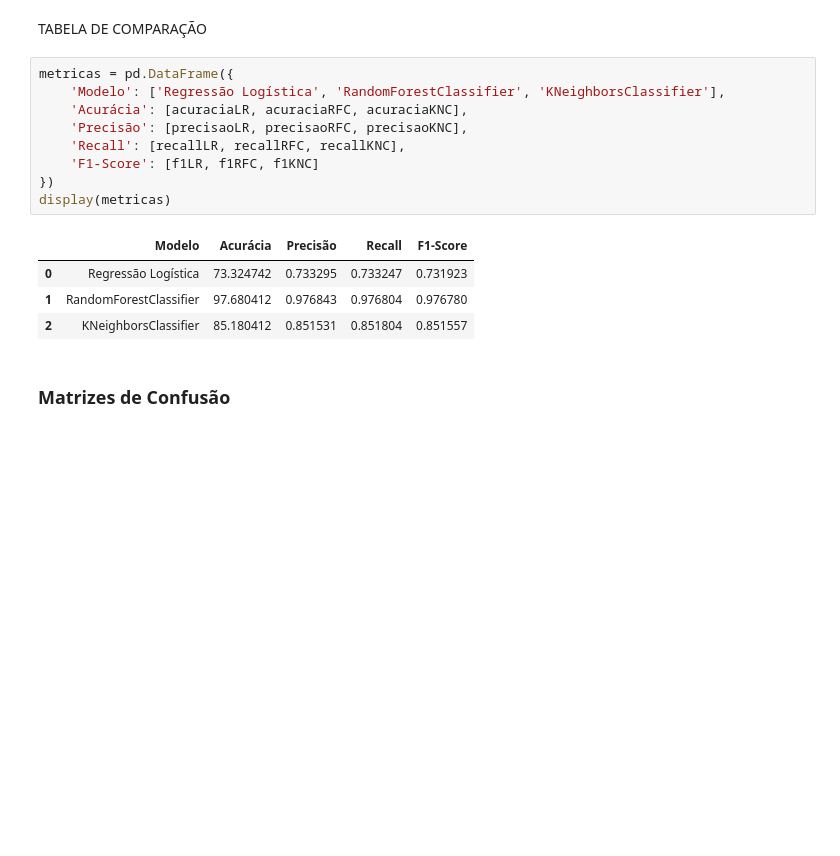
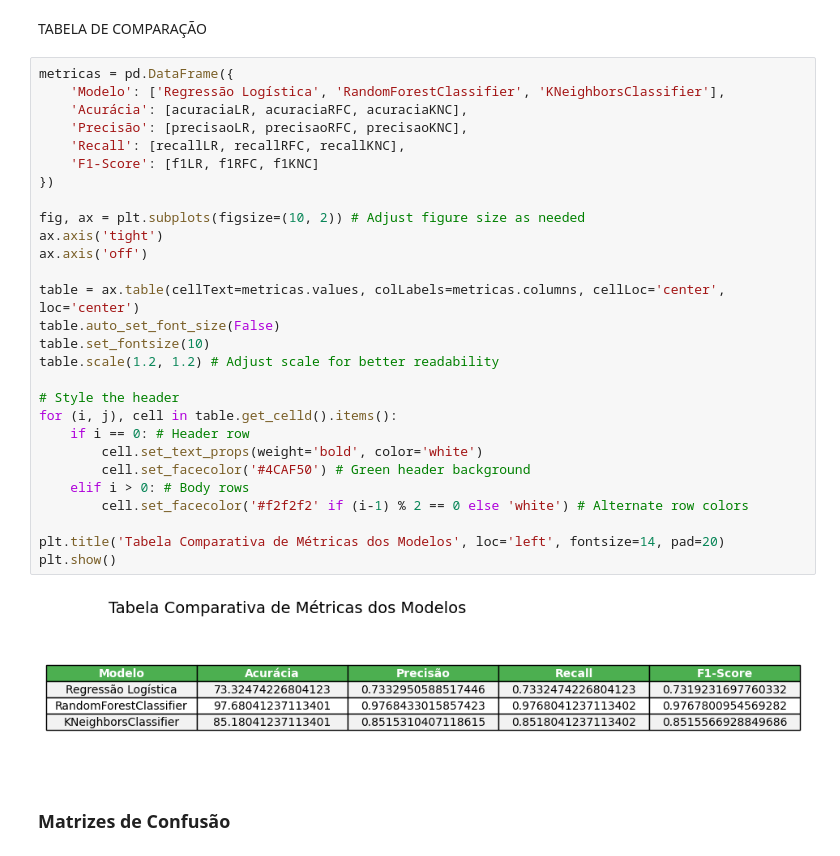
Before and after one commit to gabrielcggs/CP02-SERS-MACHINE-LEARNING, a Jupyter notebook: CP2_SERS.ipynb, the cells around one changed output. Cells and saved outputs as stored; diff of their text form; blank space fills up the shorter version.

```diff
--- a/CP2_SERS.ipynb
+++ b/CP2_SERS.ipynb
@@ -324,20 +324,36 @@ print(reportKNC)
 weighted avg       0.85      0.85      0.85       776
 # %% [markdown]
 TABELA DE COMPARAÇÃO
-# %%
-metricas = pd.DataFrame({
-    'Modelo': ['Regressão Logística', 'RandomForestClassifier', 'KNeighborsClassifier'],
-    'Acurácia': [acuraciaLR, acuraciaRFC, acuraciaKNC],
-    'Precisão': [precisaoLR, precisaoRFC, precisaoKNC],
-    'Recall': [recallLR, recallRFC, recallKNC],
-    'F1-Score': [f1LR, f1RFC, f1KNC]
-})
-display(metricas)
-# %% [output]
-|  | Modelo | Acurácia | Precisão | Recall | F1-Score |
-| 0 | Regressão Logística | 73.324742 | 0.733295 | 0.733247 | 0.731923 |
-| 1 | RandomForestClassifier | 97.680412 | 0.976843 | 0.976804 | 0.976780 |
-| 2 | KNeighborsClassifier | 85.180412 | 0.851531 | 0.851804 | 0.851557 |
+# %%
+metricas = pd.DataFrame({
+    'Modelo': ['Regressão Logística', 'RandomForestClassifier', 'KNeighborsClassifier'],
+    'Acurácia': [acuraciaLR, acuraciaRFC, acuraciaKNC],
+    'Precisão': [precisaoLR, precisaoRFC, precisaoKNC],
+    'Recall': [recallLR, recallRFC, recallKNC],
+    'F1-Score': [f1LR, f1RFC, f1KNC]
+})
+
+fig, ax = plt.subplots(figsize=(10, 2)) # Adjust figure size as needed
+ax.axis('tight')
+ax.axis('off')
+
+table = ax.table(cellText=metricas.values, colLabels=metricas.columns, cellLoc='center', loc='center')
+table.auto_set_font_size(False)
+table.set_fontsize(10)
+table.scale(1.2, 1.2) # Adjust scale for better readability
+
+# Style the header
+for (i, j), cell in table.get_celld().items():
+    if i == 0: # Header row
+        cell.set_text_props(weight='bold', color='white')
+        cell.set_facecolor('#4CAF50') # Green header background
+    elif i > 0: # Body rows
+        cell.set_facecolor('#f2f2f2' if (i-1) % 2 == 0 else 'white') # Alternate row colors
+
+plt.title('Tabela Comparativa de Métricas dos Modelos', loc='left', fontsize=14, pad=20)
+plt.show()
+# %% [output]
+[figure, added]
 # %% [markdown]
 ### Matrizes de Confusão
 # %%
```
